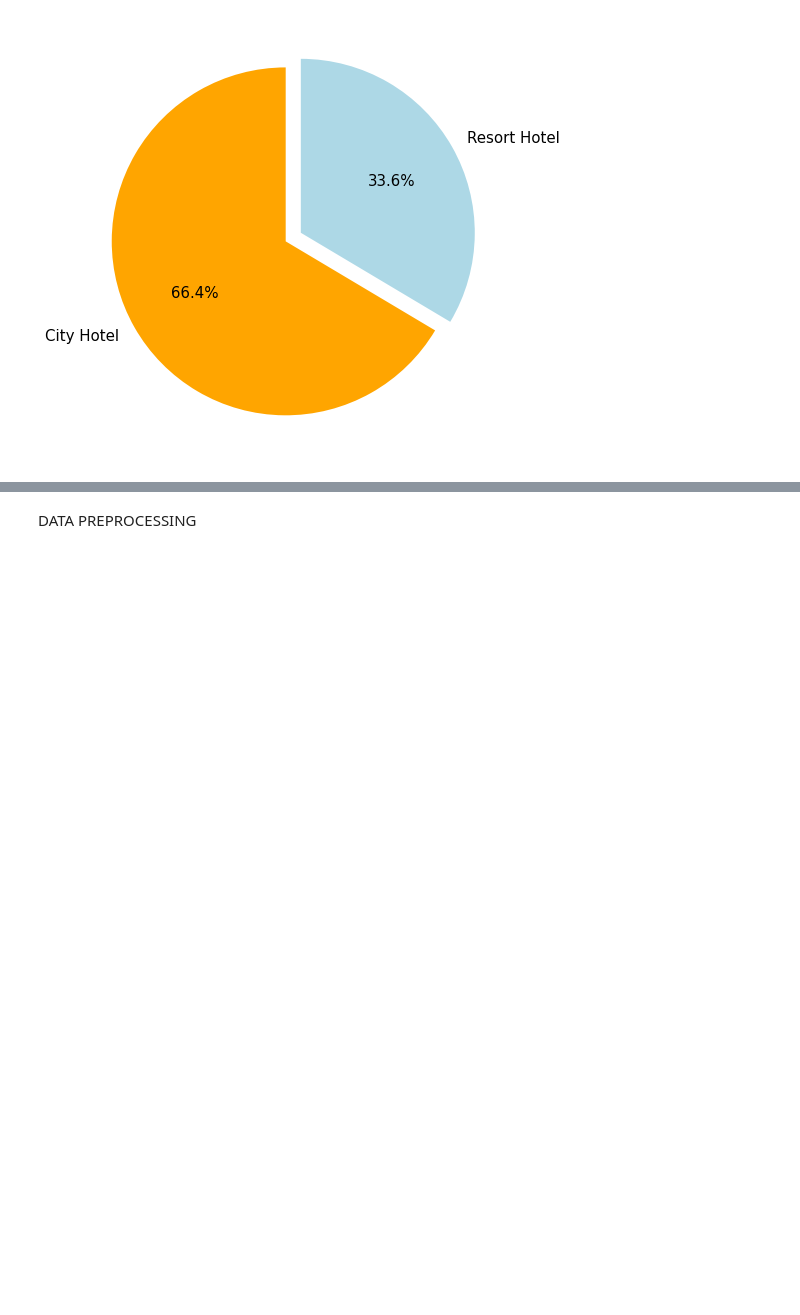
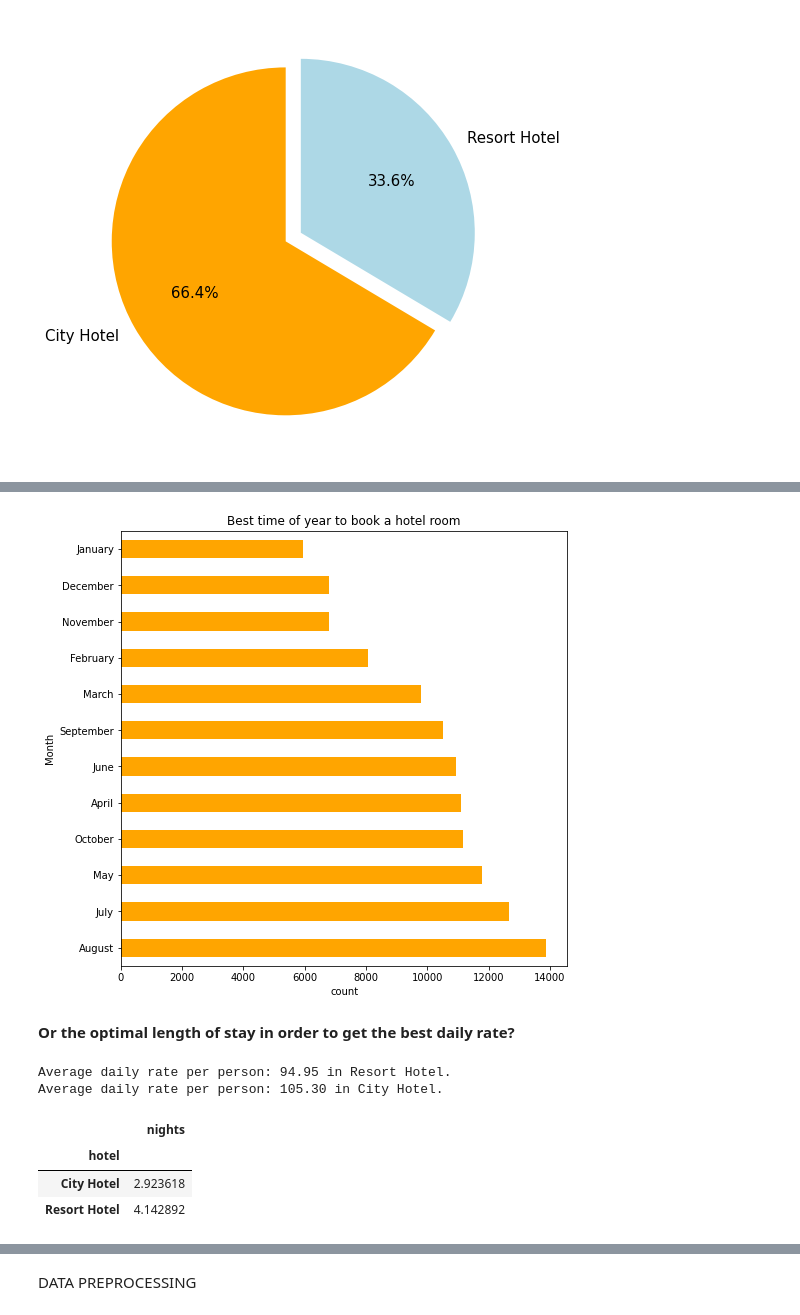
Before and after one commit to Sara19598/Hotel-Booking-Analysis, a Jupyter notebook: Hotel_Booking_Analysis_Capstone_Project.ipynb, the cells around one changed output, grey strips where cells are left out. Drawn from its saved outputs; the diff is of its cells as text; code cells hidden in the pictures; blank space fills up the shorter version.

```diff
--- a/Hotel_Booking_Analysis_Capstone_Project.ipynb
+++ b/Hotel_Booking_Analysis_Capstone_Project.ipynb
@@ -246,0 +274,3 @@ plt.show()
+# %%
+arrival_month=HBA['arrival_date_month'].value_counts()
+arrival_month
@@ -246,0 +291,36 @@ plt.show()
+# %%
+arrival_month.plot(kind='barh',color="orange")
+plt.xlabel("count")
+plt.ylabel("Month")
+plt.title("Best time of year to book a hotel room")
+plt.rcParams['figure.figsize']=(15,10)
+# %% [output]
+[figure, added]
+# %% [markdown]
+**Or the optimal length of stay in order to get the best daily rate?**
+# %%
+#what are the average prices for each person per night by hotel?
+def average_daily_rate_person():
+    for h in HBA.hotel.unique():
+        print(f'Average daily rate per person: {HBA[HBA.hotel == h].adr.mean():.2f} in {h}.')
+    return
+
+average_daily_rate_person()
+# %% [output]
+Average daily rate per person: 94.95 in Resort Hotel.
+Average daily rate per person: 105.30 in City Hotel.
+# %%
+#what is the average stay in days?
+def average_stay_days():
+    stay = HBA.loc[HBA.is_canceled == 0, ['hotel', 'stays_in_week_nights', 'stays_in_weekend_nights']]
+    stay['nights'] = stay.stays_in_week_nights + stay.stays_in_weekend_nights
+    stay = stay.groupby('hotel').agg({'nights' : 'mean'})
+
+    return stay
+
+average_stay_days()
+# %% [output]
+|  | nights |
+| hotel |  |
+| City Hotel | 2.923618 |
+| Resort Hotel | 4.142892 |
```
Also changed, not shown: parts of 41 cells of this notebook.
